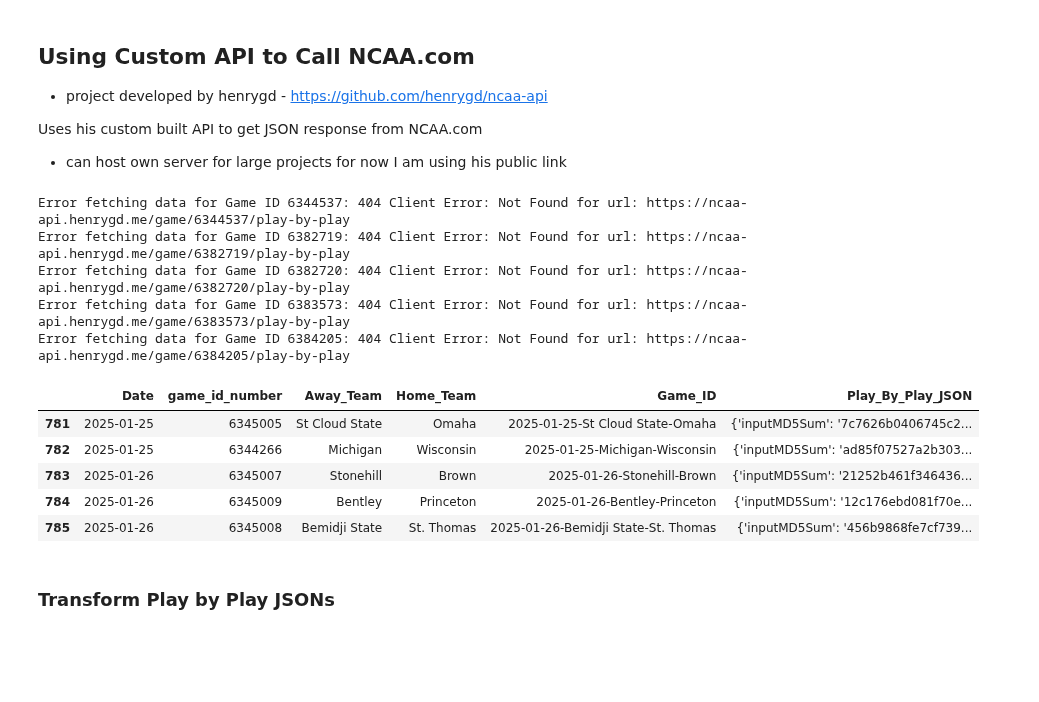
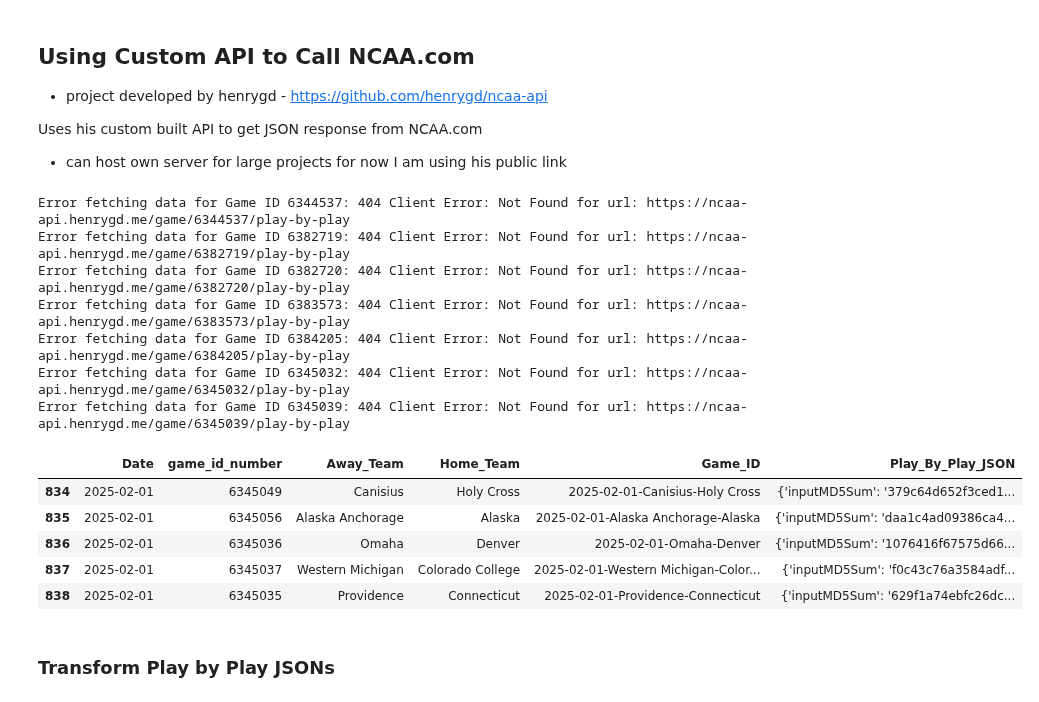
Before and after one commit to JSmith1826/college_hockey_2425, a Jupyter notebook: workbook/Play_by_Play_Scraper.ipynb, the cells around one changed output. Saved outputs shown, nothing was run; the diff lists cells and outputs as text; code cells hidden in the pictures; blank space fills up the shorter version.

```diff
--- a/workbook/Play_by_Play_Scraper.ipynb
+++ b/workbook/Play_by_Play_Scraper.ipynb
@@ -247,60 +247,62 @@ schedule_df.tail(20)
 Uses his custom built API to get JSON response from NCAA.com
 - can host own server for large projects for now I am using his public link
 # %%
-# import requests
-# from datetime import datetime
-# 6344241
+import requests
+from datetime import datetime
+6344241
 
-# # Base URL for the custom API
-# base_url = "https://ncaa-api.henrygd.me/game"
+# Base URL for the custom API
+base_url = "https://ncaa-api.henrygd.me/game"
 
-# # Function to get play-by-play JSON for a single game
-# def get_play_by_play(game_id_number):
-#     url = f"{base_url}/{game_id_number}/play-by-play"
-#     try:
-#         response = requests.get(url)
-#         response.raise_for_status()  # Raise HTTPError for bad responses
-#         return response.json()
-#     except requests.exceptions.RequestException as e:
-#         print(f"Error fetching data for Game ID {game_id_number}: {e}")
-#         return None
+# Function to get play-by-play JSON for a single game
+def get_play_by_play(game_id_number):
+    url = f"{base_url}/{game_id_number}/play-by-play"
+    try:
+        response = requests.get(url)
+        response.raise_for_status()  # Raise HTTPError for bad responses
+        return response.json()
+    except requests.exceptions.RequestException as e:
+        print(f"Error fetching data for Game ID {game_id_number}: {e}")
+        return None
 
-# # Function to fetch JSON data for all completed games
-# def fetch_play_by_play_data(schedule_df):
-#     # Filter for games that have already taken place
-#     schedule_df['Date'] = pd.to_datetime(schedule_df['Date'])
-#     today = pd.to_datetime(datetime.now().strftime('%Y-%m-%d'))
-#     completed_games = schedule_df[schedule_df['Date'] < today].copy()
+# Function to fetch JSON data for all completed games
+def fetch_play_by_play_data(schedule_df):
+    # Filter for games that have already taken place
+    schedule_df['Date'] = pd.to_datetime(schedule_df['Date'])
+    today = pd.to_datetime(datetime.now().strftime('%Y-%m-%d'))
+    completed_games = schedule_df[schedule_df['Date'] < today].copy()
 
 
-#     # Initialize a new column for play-by-play JSON
-#     completed_games['Play_By_Play_JSON'] = None
+    # Initialize a new column for play-by-play JSON
+    completed_games['Play_By_Play_JSON'] = None
 
-#     for index, row in completed_games.iterrows():
-#         game_id_number = row['game_id_number']
-#         json_data = get_play_by_play(game_id_number)
-#         completed_games.at[index, 'Play_By_Play_JSON'] = json_data
+    for index, row in completed_games.iterrows():
+        game_id_number = row['game_id_number']
+        json_data = get_play_by_play(game_id_number)
+        completed_games.at[index, 'Play_By_Play_JSON'] = json_data
 
-#     return completed_games
+    return completed_games
 
 
-# # Fetch and update the dataframe with play-by-play JSONs
-# updated_schedule_df = fetch_play_by_play_data(schedule_df)
+# Fetch and update the dataframe with play-by-play JSONs
+updated_schedule_df = fetch_play_by_play_data(schedule_df)
 
-# # Check the updated dataframe
-# updated_schedule_df.tail()
+# Check the updated dataframe
+updated_schedule_df.tail()
 # %% [output]
 Error fetching data for Game ID 6344537: 404 Client Error: Not Found for url: https://ncaa-api.henrygd.me/game/6344537/play-by-play
 Error fetching data for Game ID 6382719: 404 Client Error: Not Found for url: https://ncaa-api.henrygd.me/game/6382719/play-by-play
 Error fetching data for Game ID 6382720: 404 Client Error: Not Found for url: https://ncaa-api.henrygd.me/game/6382720/play-by-play
 Error fetching data for Game ID 6383573: 404 Client Error: Not Found for url: https://ncaa-api.henrygd.me/game/6383573/play-by-play
 Error fetching data for Game ID 6384205: 404 Client Error: Not Found for url: https://ncaa-api.henrygd.me/game/6384205/play-by-play
+Error fetching data for Game ID 6345032: 404 Client Error: Not Found for url: https://ncaa-api.henrygd.me/game/6345032/play-by-play
+Error fetching data for Game ID 6345039: 404 Client Error: Not Found for url: https://ncaa-api.henrygd.me/game/6345039/play-by-play
 |  | Date | game_id_number | Away_Team | Home_Team | Game_ID | Play_By_Play_JSON |
-| 781 | 2025-01-25 | 6345005 | St Cloud State | Omaha | 2025-01-25-St Cloud State-Omaha | {'inputMD5Sum': '7c7626b0406745c2... |
-| 782 | 2025-01-25 | 6344266 | Michigan | Wisconsin | 2025-01-25-Michigan-Wisconsin | {'inputMD5Sum': 'ad85f07527a2b303... |
-| 783 | 2025-01-26 | 6345007 | Stonehill | Brown | 2025-01-26-Stonehill-Brown | {'inputMD5Sum': '21252b461f346436... |
-| 784 | 2025-01-26 | 6345009 | Bentley | Princeton | 2025-01-26-Bentley-Princeton | {'inputMD5Sum': '12c176ebd081f70e... |
-| 785 | 2025-01-26 | 6345008 | Bemidji State | St. Thomas | 2025-01-26-Bemidji State-St. Thomas | {'inputMD5Sum': '456b9868fe7cf739... |
+| 834 | 2025-02-01 | 6345049 | Canisius | Holy Cross | 2025-02-01-Canisius-Holy Cross | {'inputMD5Sum': '379c64d652f3ced1... |
+| 835 | 2025-02-01 | 6345056 | Alaska Anchorage | Alaska | 2025-02-01-Alaska Anchorage-Alaska | {'inputMD5Sum': 'daa1c4ad09386ca4... |
+| 836 | 2025-02-01 | 6345036 | Omaha | Denver | 2025-02-01-Omaha-Denver | {'inputMD5Sum': '1076416f67575d66... |
+| 837 | 2025-02-01 | 6345037 | Western Michigan | Colorado College | 2025-02-01-Western Michigan-Color... | {'inputMD5Sum': 'f0c43c76a3584adf... |
+| 838 | 2025-02-01 | 6345035 | Providence | Connecticut | 2025-02-01-Providence-Connecticut | {'inputMD5Sum': '629f1a74ebfc26dc... |
 # %%
 ## Save the dataframe in a way that doesn't cut off the json data - CSV cuts off the json data
 ## Use Pickle
```
Also changed, not shown: parts of 5 cells of this notebook, 16 other files.
